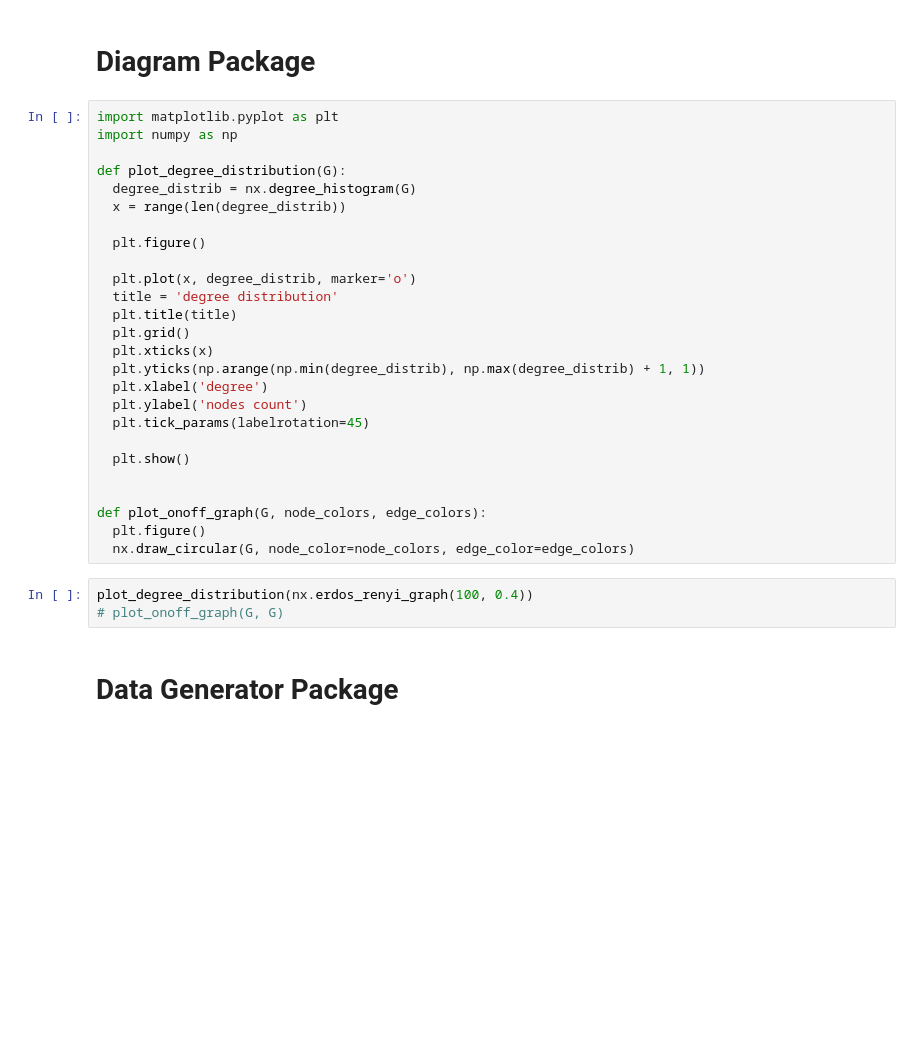
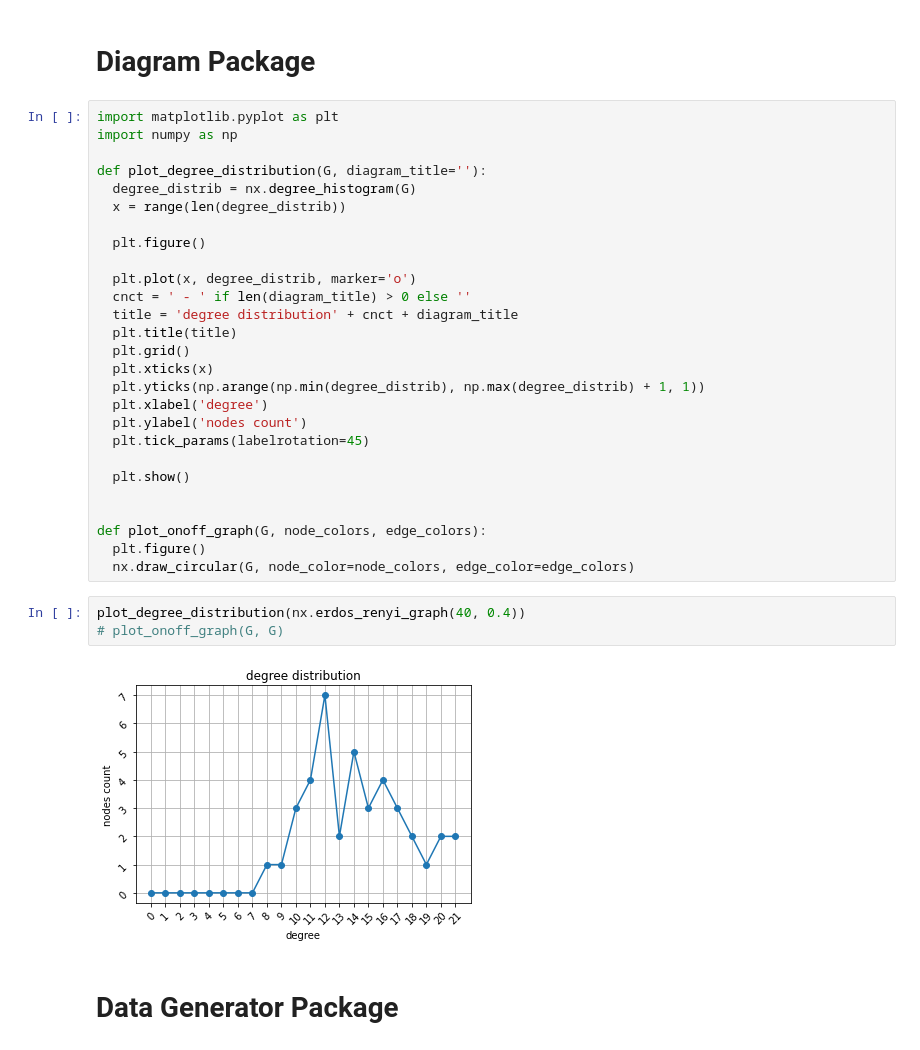
Before and after one commit to MJSahebnasi/Thesis-temporal-network-platform, a Jupyter notebook: thesis_main.ipynb, the cells around one changed output. Drawn from its saved outputs; the diff is of its cells as text; blank space fills up the shorter version.

Commit message:
q-deg init + a title param for degree_dist_diagram

```diff
--- a/thesis_main.ipynb
+++ b/thesis_main.ipynb
@@ -381,14 +381,15 @@ res, snaps = s.run(snapshot_times = snp_t)
 import matplotlib.pyplot as plt
 import numpy as np
 
-def plot_degree_distribution(G):
+def plot_degree_distribution(G, diagram_title=''):
   degree_distrib = nx.degree_histogram(G)
   x = range(len(degree_distrib))
 
   plt.figure()
 
   plt.plot(x, degree_distrib, marker='o')
-  title = 'degree distribution'
+  cnct = ' - ' if len(diagram_title) > 0 else ''
+  title = 'degree distribution' + cnct + diagram_title
   plt.title(title)
   plt.grid()
   plt.xticks(x)
@@ -404,8 +405,10 @@ def plot_onoff_graph(G, node_colors, edge_colors):
   plt.figure()
   nx.draw_circular(G, node_color=node_colors, edge_color=edge_colors)
 # %%
-plot_degree_distribution(nx.erdos_renyi_graph(100, 0.4))
+plot_degree_distribution(nx.erdos_renyi_graph(40, 0.4))
 # plot_onoff_graph(G, G)
+# %% [output]
+[figure, added]
 # %% [markdown]
 # Data Generator Package
 # %%
```
Also changed, not shown: parts of 2 cells of this notebook.
